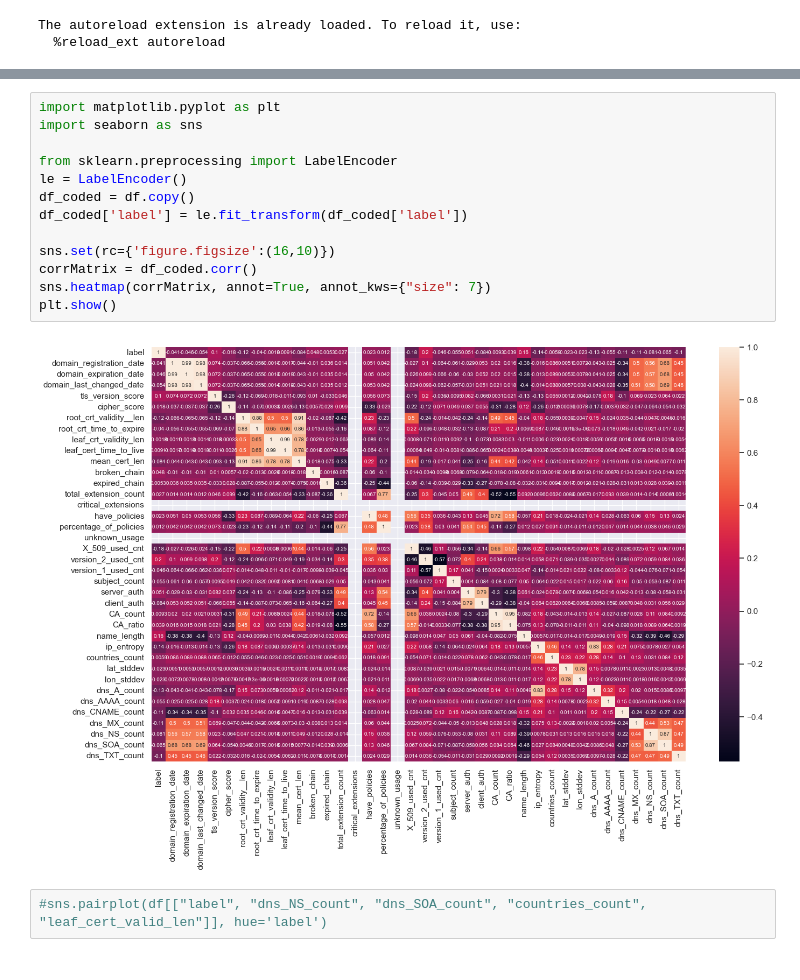
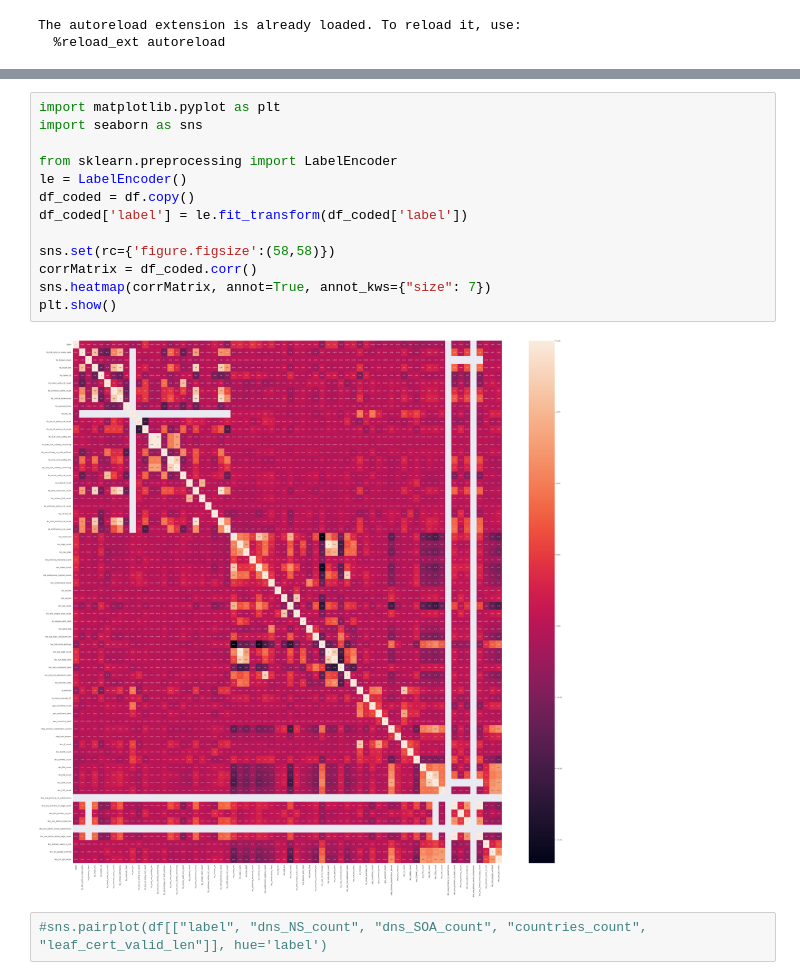
Before and after one commit to OviOvocny/dr-playground, a Jupyter notebook: Visual.ipynb, the cells around one changed output, grey strips where cells are left out. Saved outputs shown, nothing was run; the diff lists cells and outputs as text.

```diff
--- a/Visual.ipynb
+++ b/Visual.ipynb
@@ -24,17 +42,17 @@ df = data.to_pandas()
 # %%
 import matplotlib.pyplot as plt
 import seaborn as sns
 
 from sklearn.preprocessing import LabelEncoder
 le = LabelEncoder()
 df_coded = df.copy()
 df_coded['label'] = le.fit_transform(df_coded['label'])
 
-sns.set(rc={'figure.figsize':(16,10)})
+sns.set(rc={'figure.figsize':(58,58)})
 corrMatrix = df_coded.corr()
 sns.heatmap(corrMatrix, annot=True, annot_kws={"size": 7})
 plt.show()
 # %% [output]
-[figure, old version]
+[figure, new version]
 # %%
 #sns.pairplot(df[["label", "dns_NS_count", "dns_SOA_count", "countries_count", "leaf_cert_valid_len"]], hue='label')
```
Also changed, not shown: parts of 3 cells of this notebook, 8 other files.
